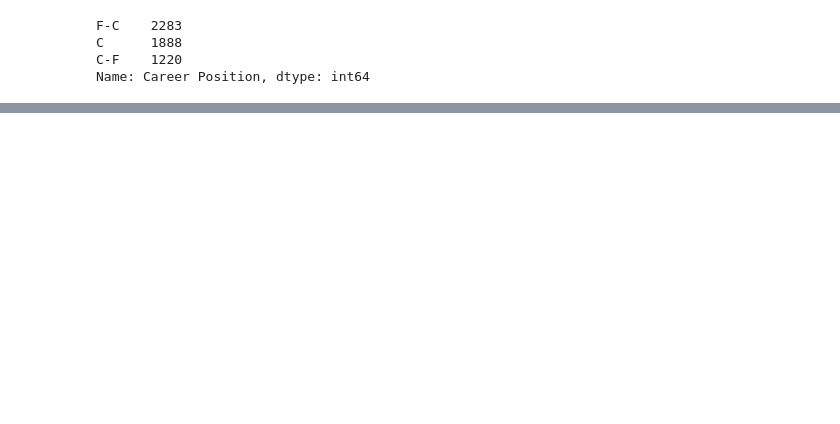
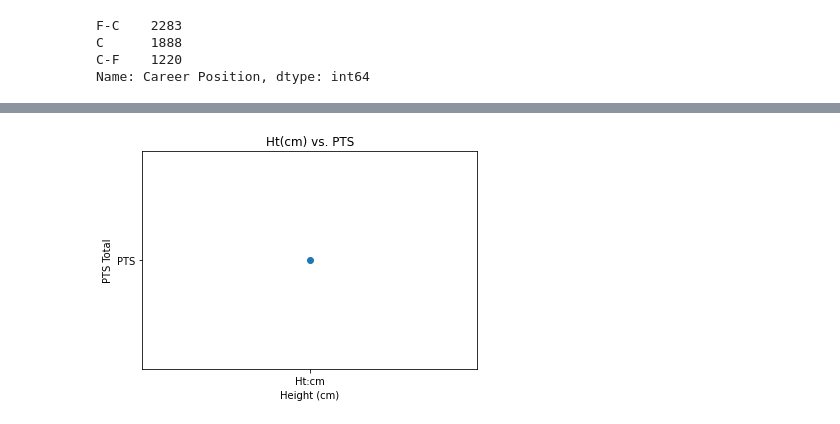
Before and after one commit to InnaG33/Project_NBA, a Jupyter notebook: NBA_DataFrames_Jordon.ipynb, the cells around one changed output, grey strips where cells are left out. Drawn from its saved outputs; the diff is of its cells as text; code cells hidden in the pictures; blank space fills up the shorter version.

```diff
--- a/NBA_DataFrames_Jordon.ipynb
+++ b/NBA_DataFrames_Jordon.ipynb
@@ -320,0 +327,8 @@ C_82_17_df.sort_values(by=['Year'])
+# %%
+plt.scatter('Ht:cm','PTS')
+plt.title("Ht(cm) vs. PTS")
+plt.xlabel('Height (cm)')
+plt.ylabel('PTS Total')
+plt.show()
+# %% [output]
+[figure, added]
```
Also changed, not shown: parts of 16 cells of this notebook, 10 other files.
